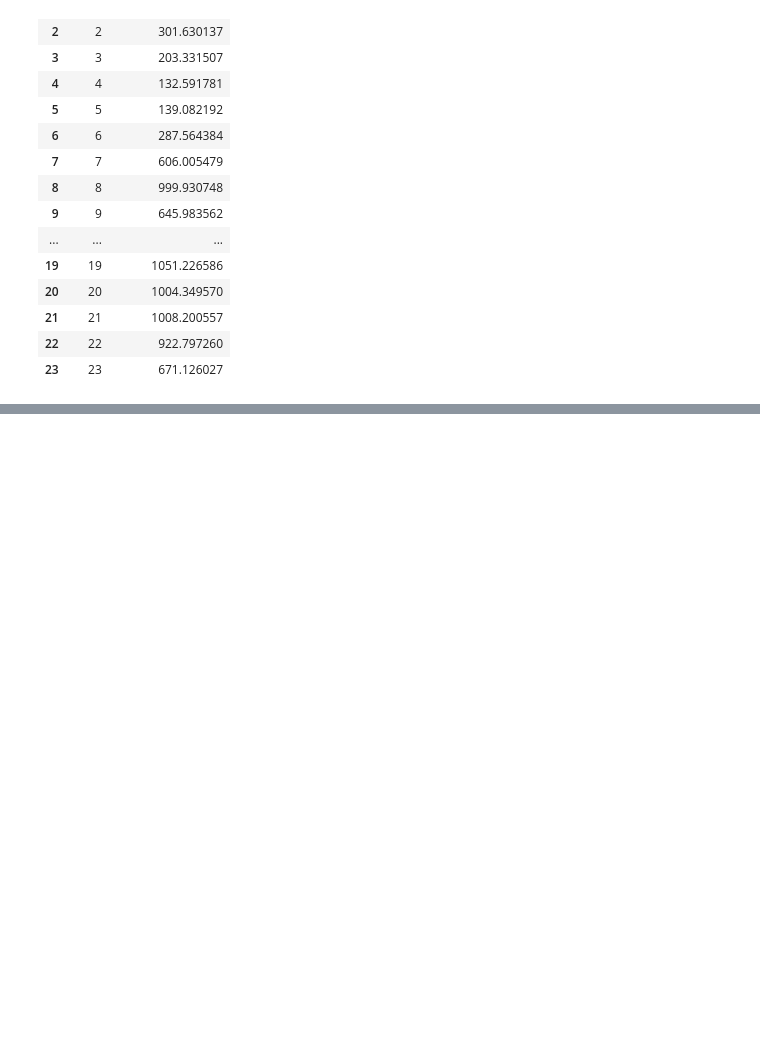
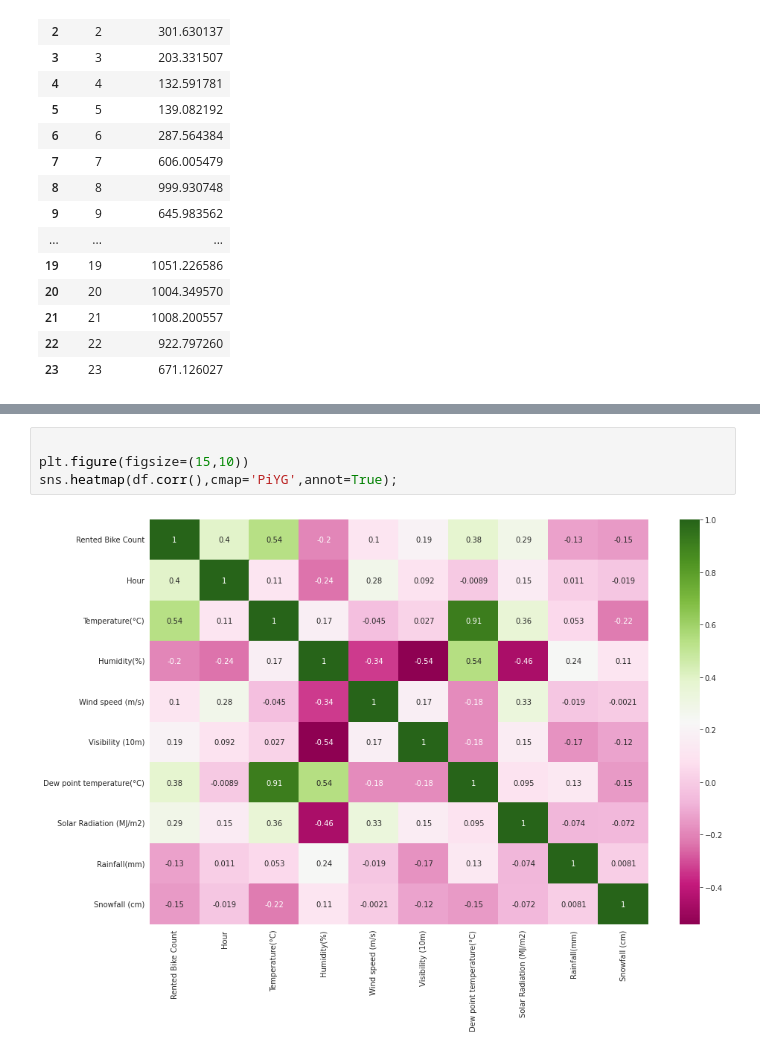
Before and after one commit to aloksingh43/Bike_sharing_demand_prediction, a Jupyter notebook: Bike_sharing_demand_prediction.ipynb, the cells around one changed output, grey strips where cells are left out. Drawn from its saved outputs; the diff is of its cells as text; blank space fills up the shorter version.

```diff
--- a/Bike_sharing_demand_prediction.ipynb
+++ b/Bike_sharing_demand_prediction.ipynb
@@ -410,0 +412,6 @@ sns.boxplot(data=df, x="day", y="Rented Bike Count");
+# %%
+
+plt.figure(figsize=(15,10))
+sns.heatmap(df.corr(),cmap='PiYG',annot=True);
+# %% [output]
+[figure, added]
```
Also changed, not shown: parts of 18 cells of this notebook.
